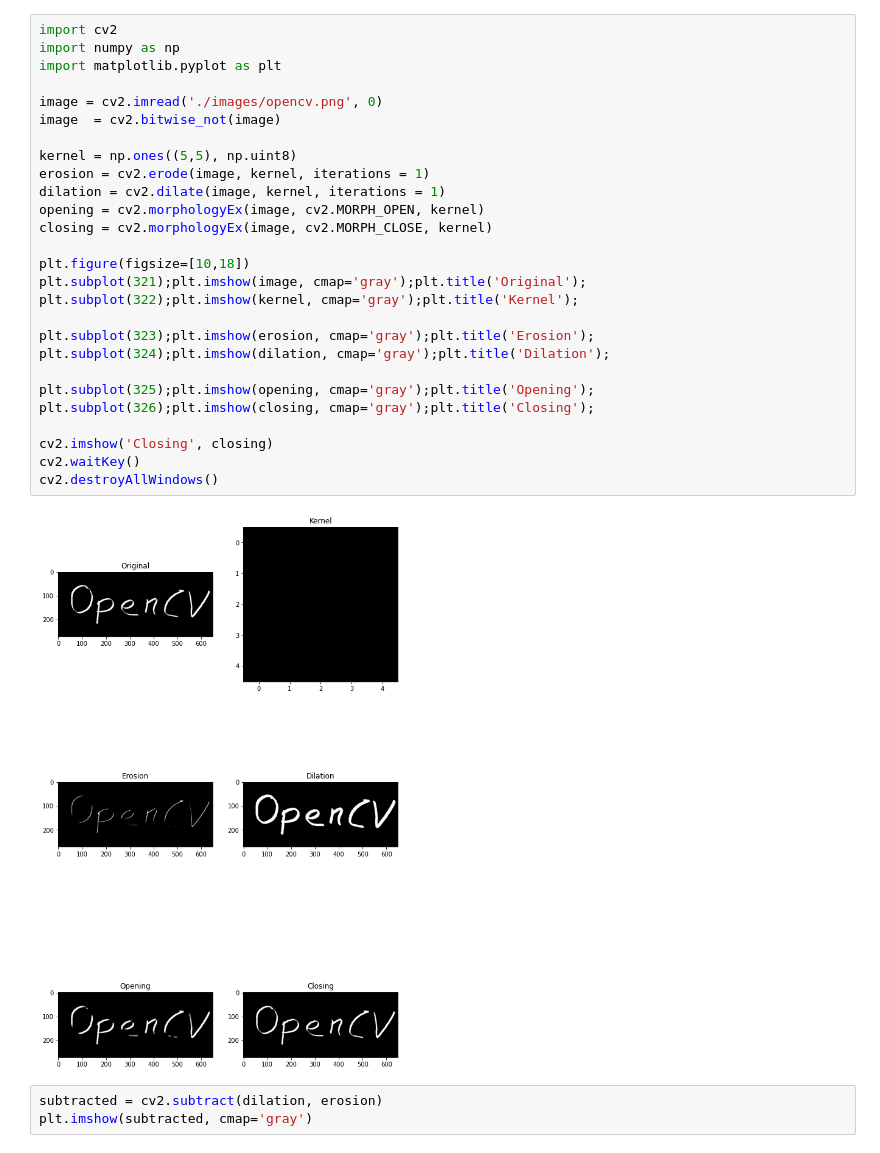
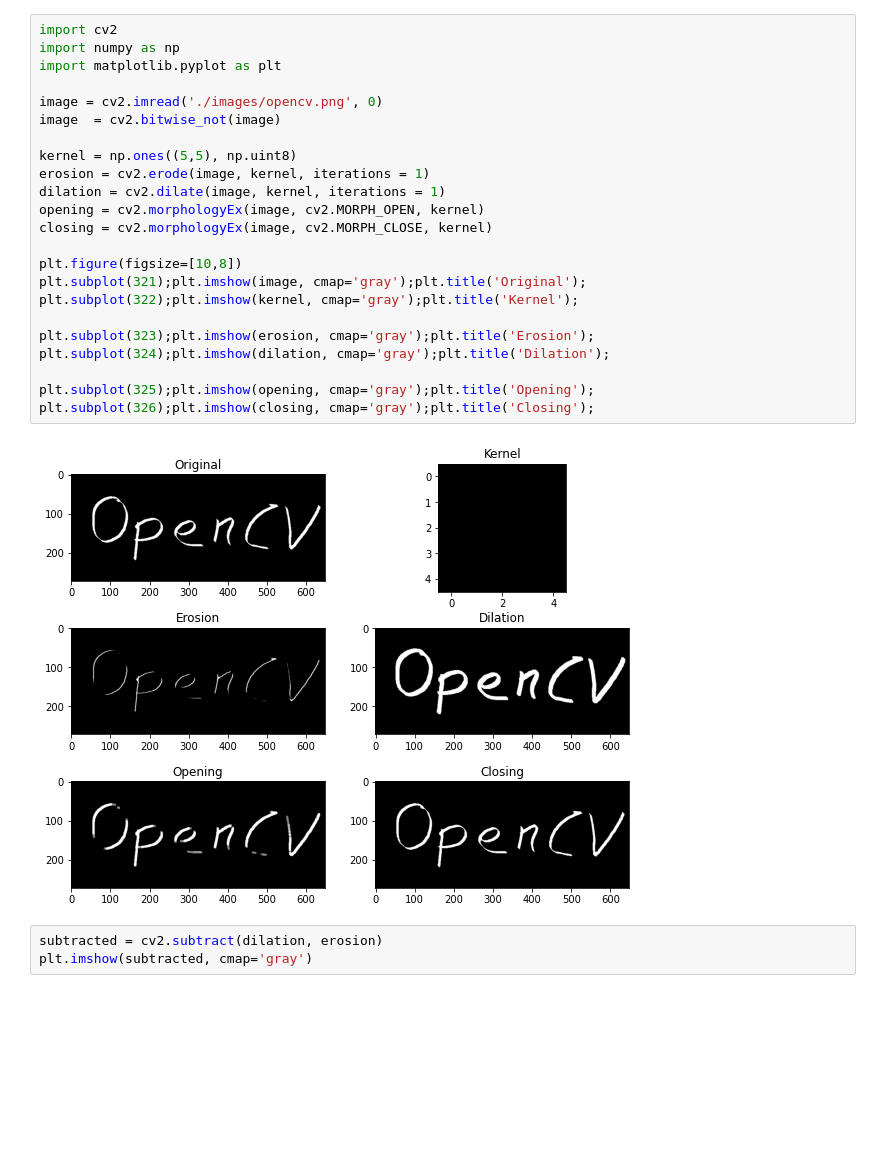
Before and after one commit to BijaN-R/ComputerVisionTutor, a Jupyter notebook: 04th_session/22-Dilation-erosion-opening-and-closing.ipynb, the cells around one changed output. Cells and saved outputs as stored; diff of their text form; blank space fills up the shorter version.

```diff
--- a/04th_session/22-Dilation-erosion-opening-and-closing.ipynb
+++ b/04th_session/22-Dilation-erosion-opening-and-closing.ipynb
@@ -1,32 +1,28 @@
 # %%
 import cv2
 import numpy as np
 import matplotlib.pyplot as plt
 
 image = cv2.imread('./images/opencv.png', 0)
 image  = cv2.bitwise_not(image)
 
 kernel = np.ones((5,5), np.uint8)
 erosion = cv2.erode(image, kernel, iterations = 1)
 dilation = cv2.dilate(image, kernel, iterations = 1)
 opening = cv2.morphologyEx(image, cv2.MORPH_OPEN, kernel)
 closing = cv2.morphologyEx(image, cv2.MORPH_CLOSE, kernel)
 
-plt.figure(figsize=[10,18])
+plt.figure(figsize=[10,8])
 plt.subplot(321);plt.imshow(image, cmap='gray');plt.title('Original');
 plt.subplot(322);plt.imshow(kernel, cmap='gray');plt.title('Kernel');
 
 plt.subplot(323);plt.imshow(erosion, cmap='gray');plt.title('Erosion');
 plt.subplot(324);plt.imshow(dilation, cmap='gray');plt.title('Dilation');
 
 plt.subplot(325);plt.imshow(opening, cmap='gray');plt.title('Opening');
 plt.subplot(326);plt.imshow(closing, cmap='gray');plt.title('Closing');
-
-cv2.imshow('Closing', closing)
-cv2.waitKey()
-cv2.destroyAllWindows()
 # %% [output]
-[figure, old version]
+[figure, new version]
 # %%
 subtracted = cv2.subtract(dilation, erosion)
 plt.imshow(subtracted, cmap='gray')
```
Also changed, not shown: parts of 2 cells of this notebook, 4 other files.
